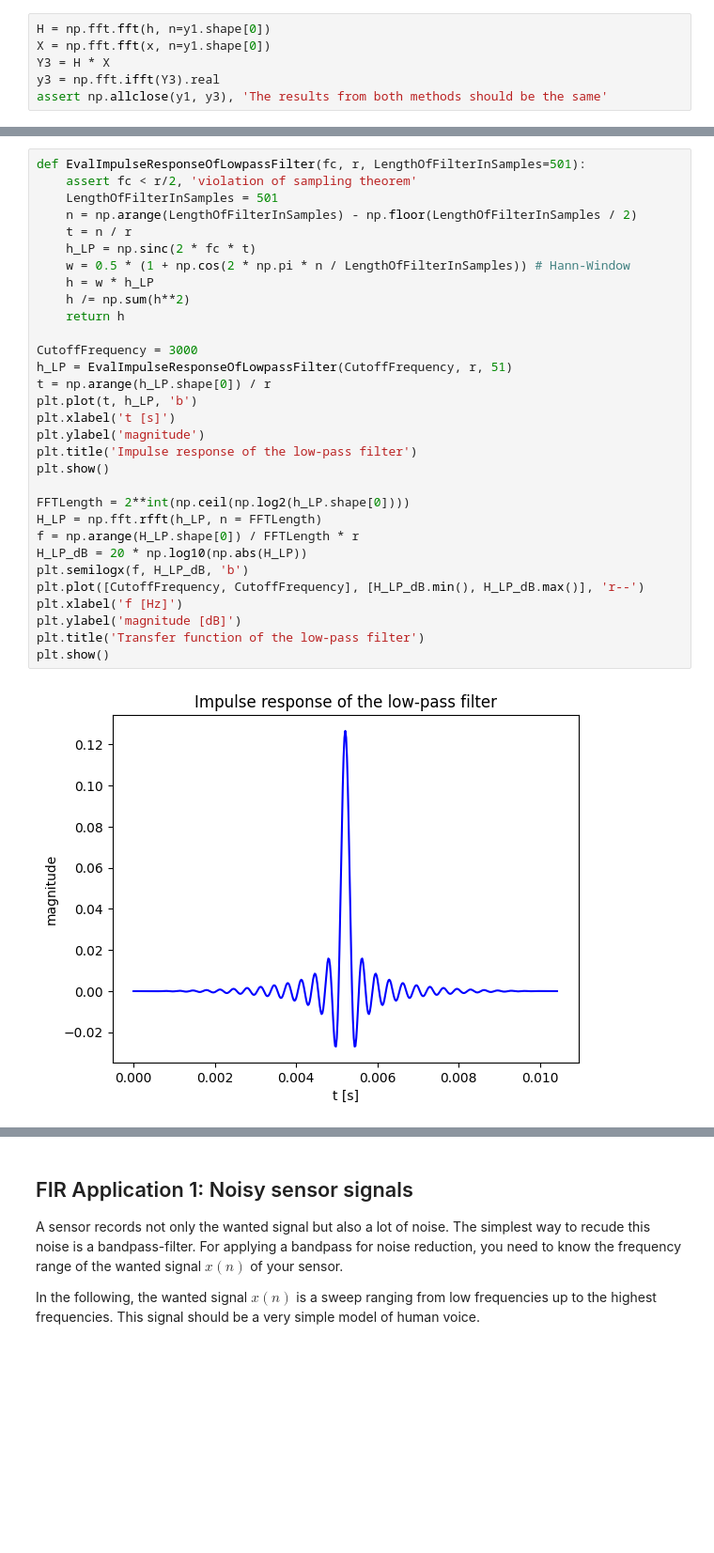
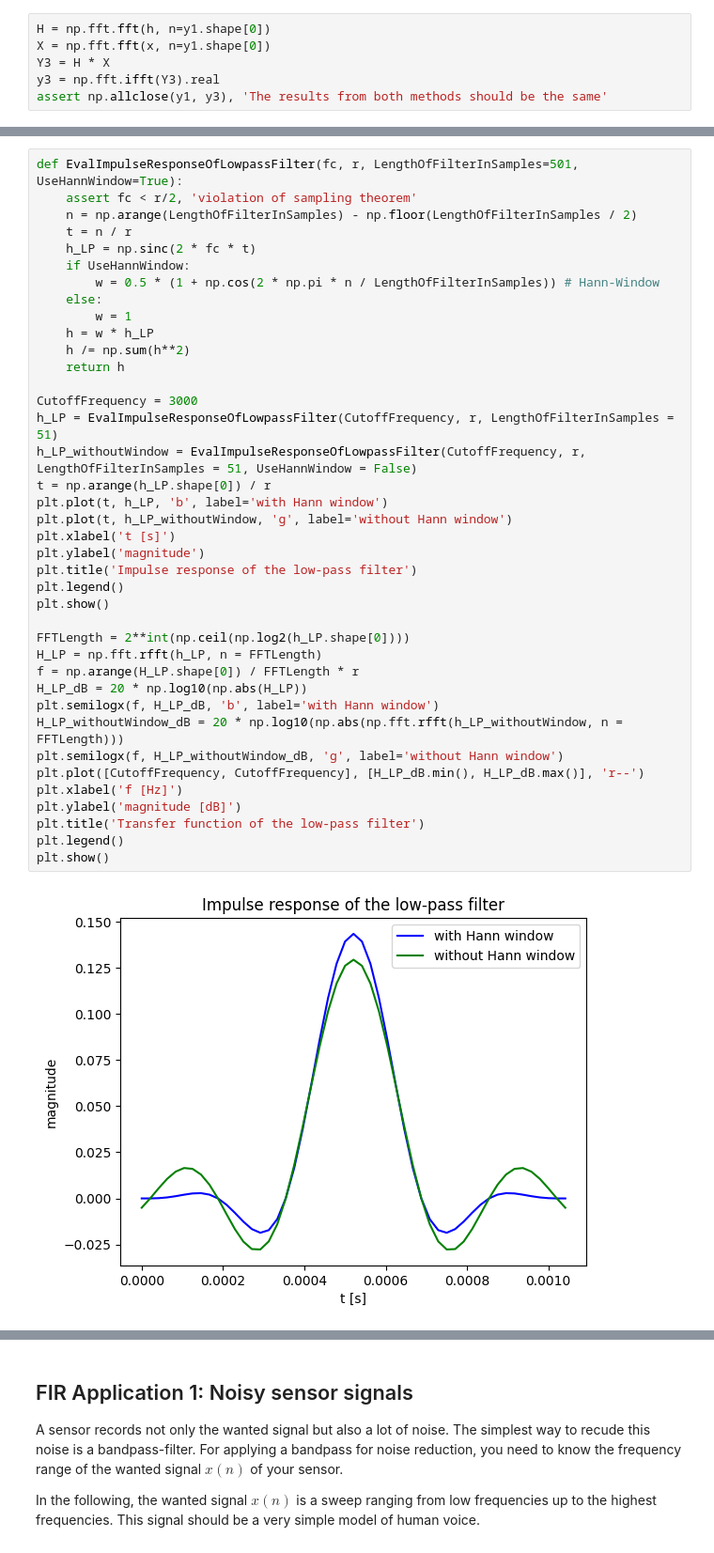
Before and after one commit to spiertz/VoiceControl, a Jupyter notebook: Week05_Denoising_Bandpass/01_DiscreteFiltering.ipynb, the cells around one changed output, grey strips where cells are left out. Shown at 94% size. Saved outputs shown, nothing was run; the diff lists cells and outputs as text; blank space fills up the shorter version.

```diff
--- a/Week05_Denoising_Bandpass/01_DiscreteFiltering.ipynb
+++ b/Week05_Denoising_Bandpass/01_DiscreteFiltering.ipynb
@@ -70,33 +63,41 @@ $
 # %%
-def EvalImpulseResponseOfLowpassFilter(fc, r, LengthOfFilterInSamples=501):
+def EvalImpulseResponseOfLowpassFilter(fc, r, LengthOfFilterInSamples=501, UseHannWindow=True):
     assert fc < r/2, 'violation of sampling theorem'
-    LengthOfFilterInSamples = 501
     n = np.arange(LengthOfFilterInSamples) - np.floor(LengthOfFilterInSamples / 2)
     t = n / r
     h_LP = np.sinc(2 * fc * t)
-    w = 0.5 * (1 + np.cos(2 * np.pi * n / LengthOfFilterInSamples)) # Hann-Window
+    if UseHannWindow:
+        w = 0.5 * (1 + np.cos(2 * np.pi * n / LengthOfFilterInSamples)) # Hann-Window
+    else:
+        w = 1
     h = w * h_LP
     h /= np.sum(h**2)
     return h
 
 CutoffFrequency = 3000
-h_LP = EvalImpulseResponseOfLowpassFilter(CutoffFrequency, r, 51)
+h_LP = EvalImpulseResponseOfLowpassFilter(CutoffFrequency, r, LengthOfFilterInSamples = 51)
+h_LP_withoutWindow = EvalImpulseResponseOfLowpassFilter(CutoffFrequency, r, LengthOfFilterInSamples = 51, UseHannWindow = False)
 t = np.arange(h_LP.shape[0]) / r
-plt.plot(t, h_LP, 'b')
+plt.plot(t, h_LP, 'b', label='with Hann window')
+plt.plot(t, h_LP_withoutWindow, 'g', label='without Hann window')
 plt.xlabel('t [s]')
 plt.ylabel('magnitude')
 plt.title('Impulse response of the low-pass filter')
+plt.legend()
 plt.show()
 
 FFTLength = 2**int(np.ceil(np.log2(h_LP.shape[0])))
 H_LP = np.fft.rfft(h_LP, n = FFTLength)
 f = np.arange(H_LP.shape[0]) / FFTLength * r
 H_LP_dB = 20 * np.log10(np.abs(H_LP))
-plt.semilogx(f, H_LP_dB, 'b')
+plt.semilogx(f, H_LP_dB, 'b', label='with Hann window')
+H_LP_withoutWindow_dB = 20 * np.log10(np.abs(np.fft.rfft(h_LP_withoutWindow, n = FFTLength)))
+plt.semilogx(f, H_LP_withoutWindow_dB, 'g', label='without Hann window')
 plt.plot([CutoffFrequency, CutoffFrequency], [H_LP_dB.min(), H_LP_dB.max()], 'r--')
 plt.xlabel('f [Hz]')
 plt.ylabel('magnitude [dB]')
 plt.title('Transfer function of the low-pass filter')
+plt.legend()
 plt.show()
 # %% [output]
-[figure, old version]
+[figure, new version]
```
Also changed, not shown: parts of 13 cells of this notebook, 8 other files.
